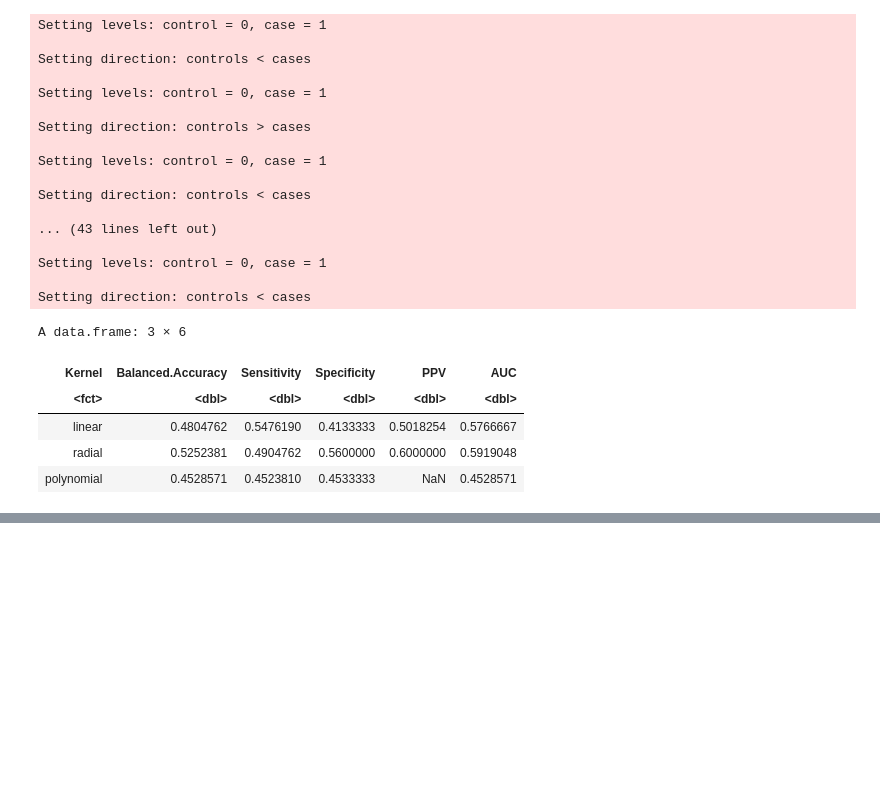
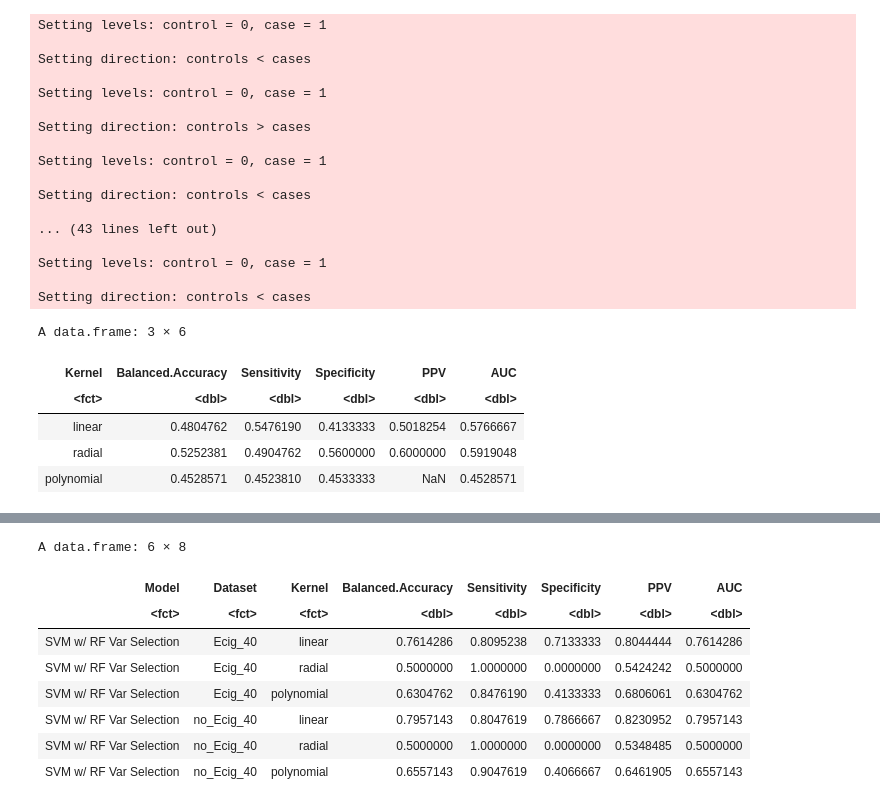
Before and after one commit to UNC-CEMALB/P1002_Ecig-Metabolomics-NELF, a Jupyter notebook: 2. Smoking Status Prediction/Smoking Status Prediction.ipynb, the cells around one changed output, grey strips where cells are left out. Saved outputs shown, nothing was run; the diff lists cells and outputs as text; code cells hidden in the pictures; blank space fills up the shorter version.

```diff
--- a/2. Smoking Status Prediction/Smoking Status Prediction.ipynb
+++ b/2. Smoking Status Prediction/Smoking Status Prediction.ipynb
@@ -538,0 +656,17 @@ avg_noise_rank
+# %%
+#calling fn
+#linear kernel
+subset_svm_linear_w_Ecig_40 = svm_classification(rf_subset_MF_df_w_Ecig_40, "linear", "Smoking_Status", "pred_Smoking_Status",
+                                            0.035, 1:5, seq(0,1,0.2))
+subset_svm_linear_wo_Ecig_40 = svm_classification(rf_subset_MF_df_wo_Ecig_40, "linear", "Smoking_Status", "pred_Smoking_Status",
+                                            0.035, 1:5, seq(0,1,0.2))
+#radial
+subset_svm_radial_w_Ecig_40 = svm_classification(rf_subset_MF_df_w_Ecig_40, "radial", "Smoking_Status", "pred_Smoking_Status",
+                                             0.035, 1:5, seq(0,1,0.2))
+subset_svm_radial_wo_Ecig_40 = svm_classification(rf_subset_MF_df_wo_Ecig_40, "radial", "Smoking_Status", "pred_Smoking_Status",
+                                             0.035, 1:5, seq(0,1,0.2))
+#polynomial
+subset_svm_polynomial_w_Ecig_40 = svm_classification(rf_subset_MF_df_w_Ecig_40, "polynomial", "Smoking_Status",
+                                             "pred_Smoking_Status", 0.035, 1:5, 0.1)
+subset_svm_polynomial_wo_Ecig_40 = svm_classification(rf_subset_MF_df_wo_Ecig_40, "polynomial", "Smoking_Status",
+                                  "pred_Smoking_Status", 0.035, 1:5, 0.1)
@@ -538,0 +691,21 @@ avg_noise_rank
+# %%
+#creating one combined df
+subset_svm_final_df = data.frame(rbind(subset_svm_linear_w_Ecig_40, subset_svm_radial_w_Ecig_40,
+                                       subset_svm_polynomial_w_Ecig_40,subset_svm_linear_wo_Ecig_40,
+                                       subset_svm_radial_wo_Ecig_40, subset_svm_polynomial_wo_Ecig_40))
+
+subset_svm_final_df = data.frame(Model = c(rep(c("SVM w/ RF Var Selection"), times = 6)),
+                                 Dataset = c(rep(c("Ecig_40"), times = 3), rep(c("no_Ecig_40"), times = 3)),
+                                 Kernel = rep(c("linear", "radial", "polynomial"), times = 2),
+                                 subset_svm_final_df)
+subset_svm_final_df
+# %% [output]
+A data.frame: 6 × 8
+| Model | Dataset | Kernel | Balanced.Accuracy | Sensitivity | Specificity | PPV | AUC |
+| <fct> | <fct> | <fct> | <dbl> | <dbl> | <dbl> | <dbl> | <dbl> |
+| SVM w/ RF Var Selection | Ecig_40 | linear | 0.7614286 | 0.8095238 | 0.7133333 | 0.8044444 | 0.7614286 |
+| SVM w/ RF Var Selection | Ecig_40 | radial | 0.5000000 | 1.0000000 | 0.0000000 | 0.5424242 | 0.5000000 |
+| SVM w/ RF Var Selection | Ecig_40 | polynomial | 0.6304762 | 0.8476190 | 0.4133333 | 0.6806061 | 0.6304762 |
+| SVM w/ RF Var Selection | no_Ecig_40 | linear | 0.7957143 | 0.8047619 | 0.7866667 | 0.8230952 | 0.7957143 |
+| SVM w/ RF Var Selection | no_Ecig_40 | radial | 0.5000000 | 1.0000000 | 0.0000000 | 0.5348485 | 0.5000000 |
+| SVM w/ RF Var Selection | no_Ecig_40 | polynomial | 0.6557143 | 0.9047619 | 0.4066667 | 0.6461905 | 0.6557143 |
```
Also changed, not shown: parts of 31 cells of this notebook.
